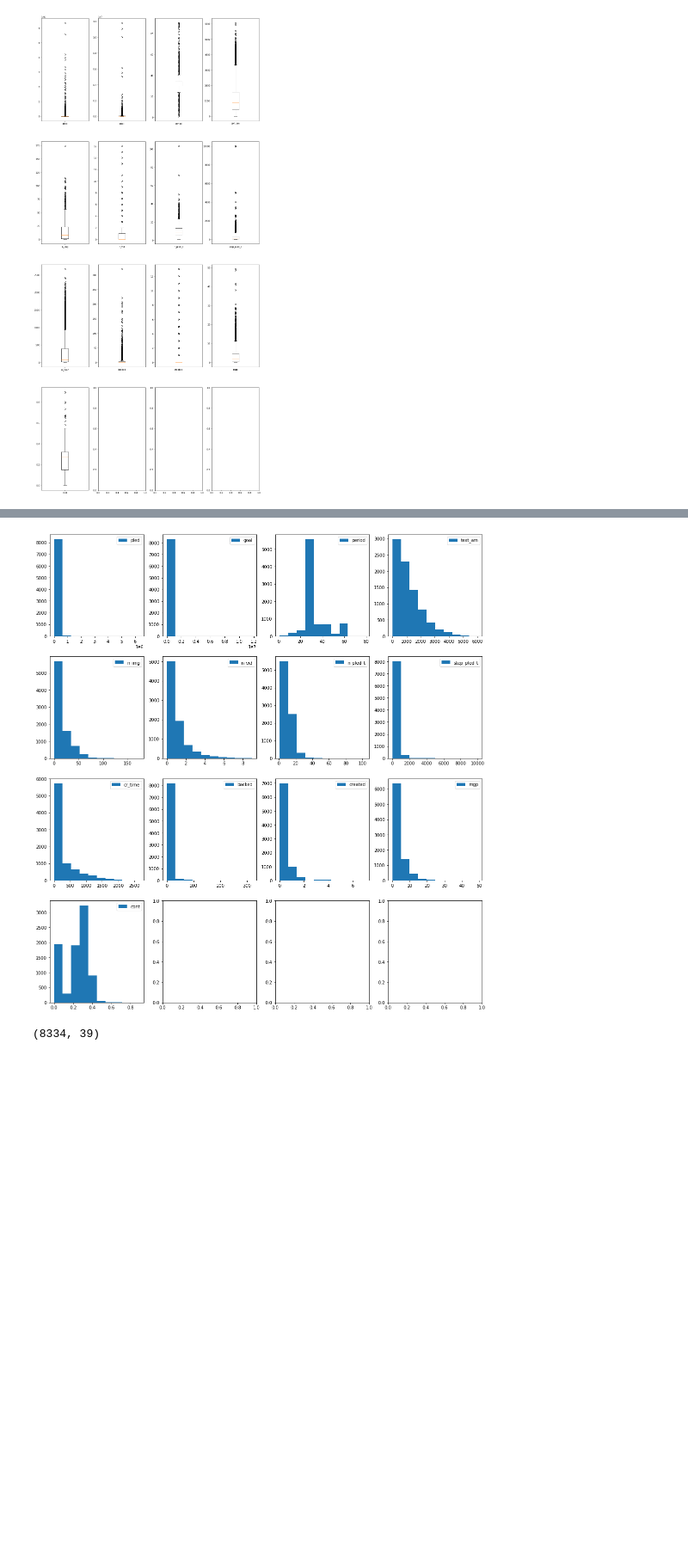
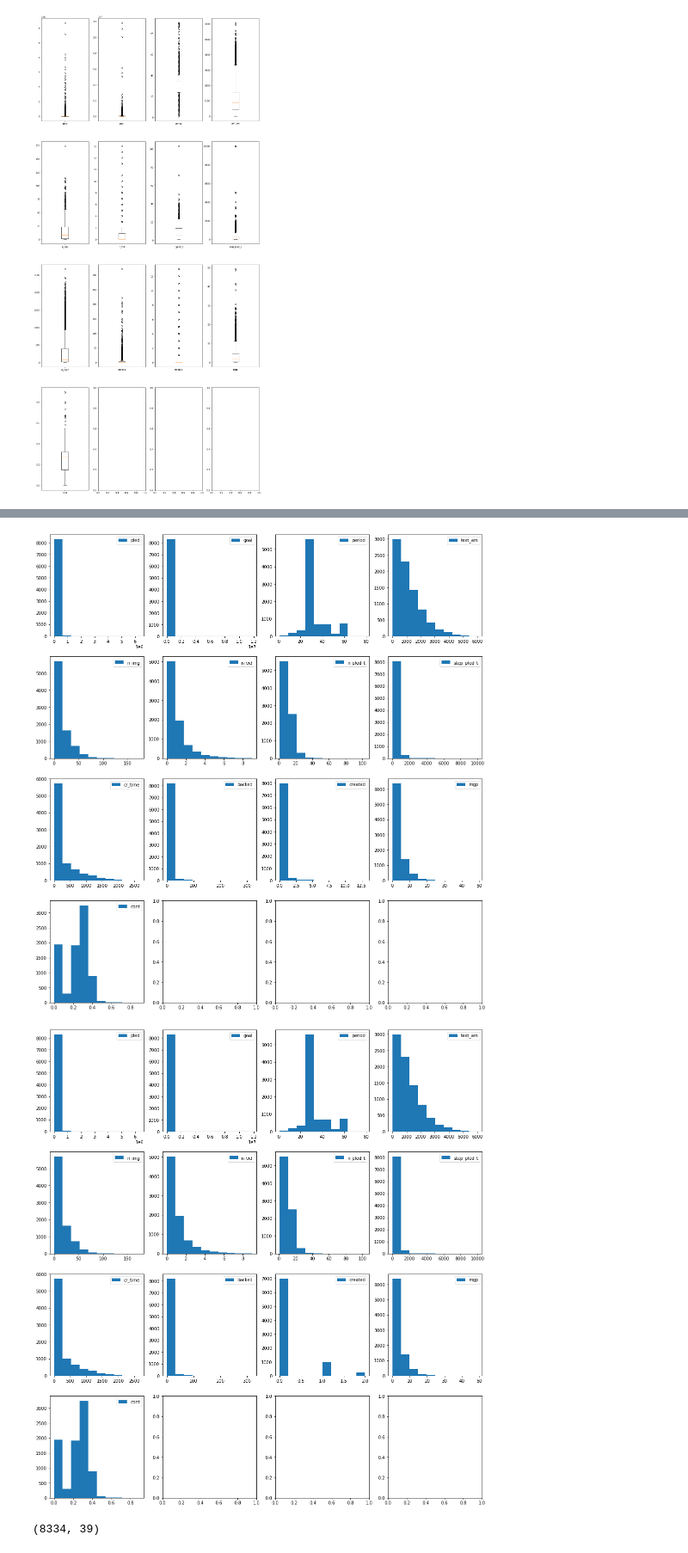
Before and after one commit to Yue2u/DANO-olympiade, a Jupyter notebook: DANO_2(05_12).ipynb, the cells around one changed output, grey strips where cells are left out. Shown at 86% size. Saved outputs shown, nothing was run; the diff lists cells and outputs as text; code cells hidden in the pictures; blank space fills up the shorter version.

```diff
--- a/DANO_2(05_12).ipynb
+++ b/DANO_2(05_12).ipynb
@@ -134,13 +146,23 @@ draw_hist(df, numeric_columns, 'bar')
 # %%
 # Remove emissions
 df = data
 df = df[df['goal'] > 5]
-df = df[df['created'] < 7.5]
 df = df[df['period'] < 80]
 df = df[df['n_vid'] < 10]
+
+# Using 3 sigmas rule
+n_sigmas = 3
+
+created_std = df['created'].std() # Taken from description
+created_mean = df['created'].mean()
+df2 = df.copy()
+df2['created'] = df['created'][(df['created'] >= created_mean - created_std * n_sigmas) & (df['created'] <= created_mean + created_std * n_sigmas)]
+
 draw_hist(df, numeric_columns, 'bar')
+draw_hist(df2, numeric_columns, 'bar')
 # %% [output]
-[figure, old version]
+[figure, new version]
+[figure, added]
 # %%
 df.shape
 # %% [output]
```
Also changed, not shown: parts of 13 cells of this notebook.
